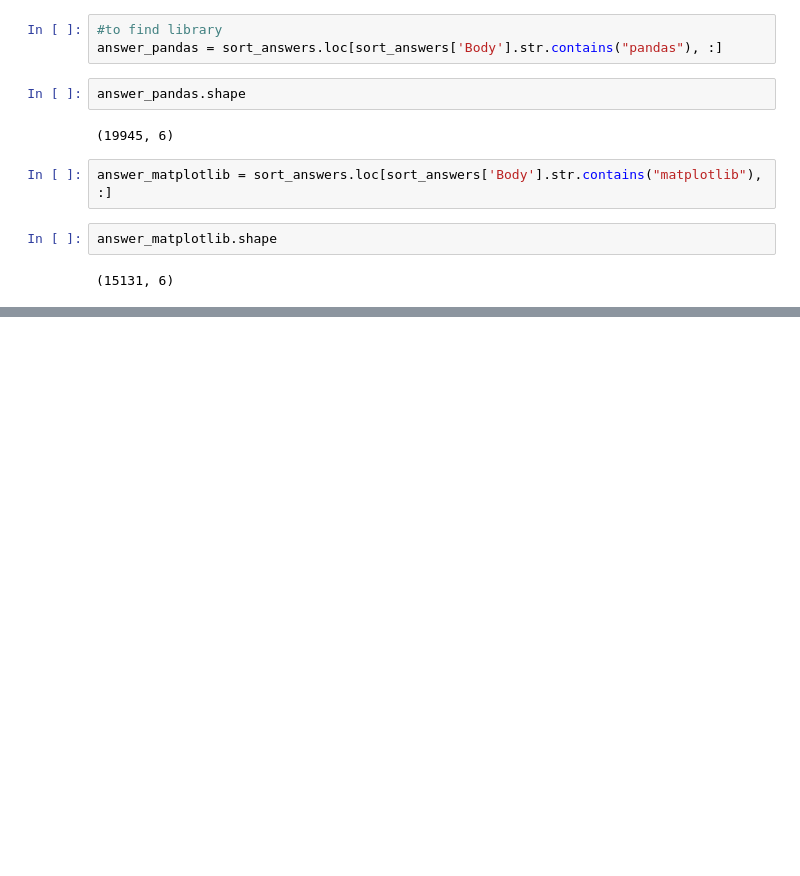
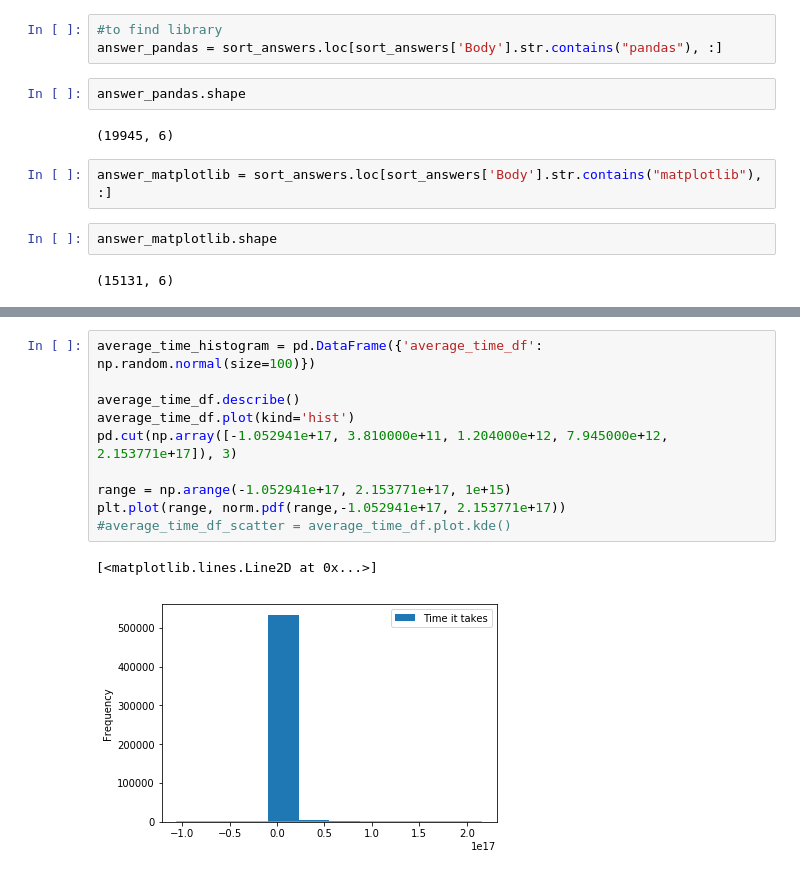
Before and after one commit to fosshie/tnn, a Jupyter notebook: Overstack_Python.ipynb, the cells around one changed output, grey strips where cells are left out. Drawn from its saved outputs; the diff is of its cells as text; blank space fills up the shorter version.

```diff
--- a/Overstack_Python.ipynb
+++ b/Overstack_Python.ipynb
@@ -172,0 +192,13 @@ dtype: object
+# %%
+average_time_histogram = pd.DataFrame({'average_time_df': np.random.normal(size=100)})
+
+average_time_df.describe()
+average_time_df.plot(kind='hist')
+pd.cut(np.array([-1.052941e+17, 3.810000e+11, 1.204000e+12, 7.945000e+12, 2.153771e+17]), 3)
+
+range = np.arange(-1.052941e+17, 2.153771e+17, 1e+15)
+plt.plot(range, norm.pdf(range,-1.052941e+17, 2.153771e+17))
+#average_time_df_scatter = average_time_df.plot.kde()
+# %% [output]
+[<matplotlib.lines.Line2D at 0x...>]
+[figure, added]
```
Also changed, not shown: parts of 12 cells of this notebook.
